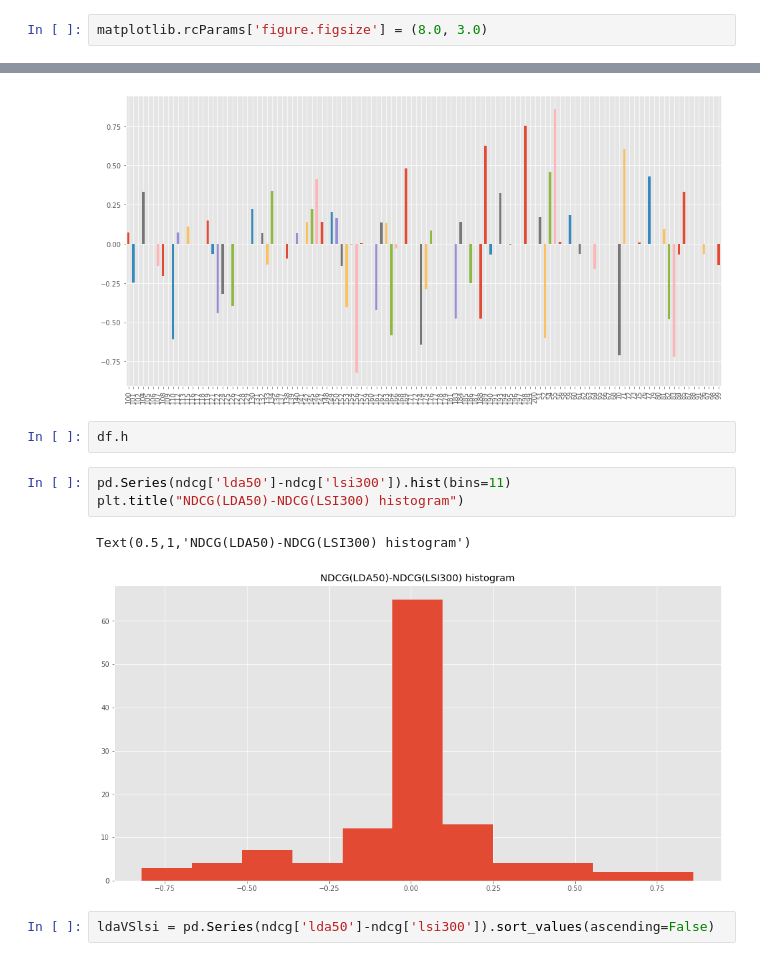
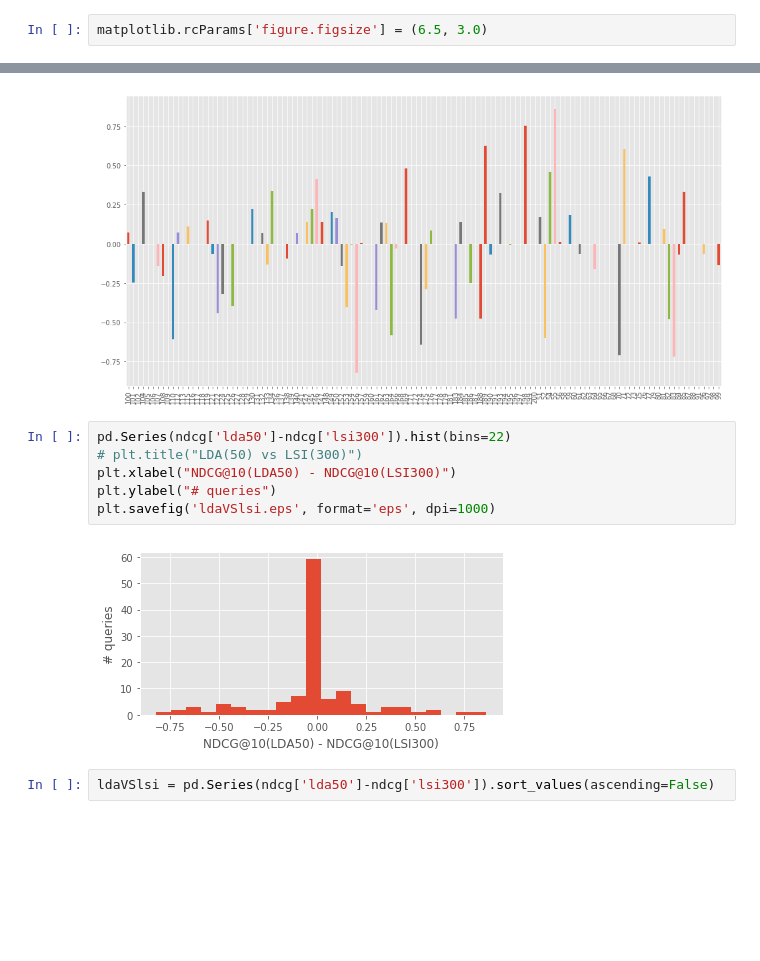
Before and after one commit to littlewine/search-struct-unstruct-data, a Jupyter notebook: assignment 1 Antonis.ipynb, the cells around one changed output, grey strips where cells are left out. Cells and saved outputs as stored; diff of their text form; blank space fills up the shorter version.

```diff
--- a/assignment 1 Antonis.ipynb
+++ b/assignment 1 Antonis.ipynb
@@ -1159,7 +1159,7 @@ for n_top in [10,50,100, 150,200, 250,300,400, 500]:
         print(fname)
         lsi.save(fname)
 # %%
-matplotlib.rcParams['figure.figsize'] = (8.0, 3.0)
+matplotlib.rcParams['figure.figsize'] = (6.5, 3.0)
 # %%
 # does not load model
 #print eigenvalues
@@ -1472,14 +1491,14 @@ pd.Series(ndcg['lda50']-ndcg['lsi300']).plot(kind='bar')
 # %% [output]
 <matplotlib.axes._subplots.AxesSubplot at 0x...>
 [figure]
-# %%
-df.h
 # %%
-pd.Series(ndcg['lda50']-ndcg['lsi300']).hist(bins=11)
-plt.title("NDCG(LDA50)-NDCG(LSI300) histogram")
+pd.Series(ndcg['lda50']-ndcg['lsi300']).hist(bins=22)
+# plt.title("LDA(50) vs LSI(300)")
+plt.xlabel("NDCG@10(LDA50) - NDCG@10(LSI300)")
+plt.ylabel("# queries")
+plt.savefig('ldaVSlsi.eps', format='eps', dpi=1000)
 # %% [output]
-Text(0.5,1,'NDCG(LDA50)-NDCG(LSI300) histogram')
-[figure, old version]
+[figure, new version]
 # %%
 ldaVSlsi = pd.Series(ndcg['lda50']-ndcg['lsi300']).sort_values(ascending=False)
 # %%
```
Also changed, not shown: parts of 10 cells of this notebook.
